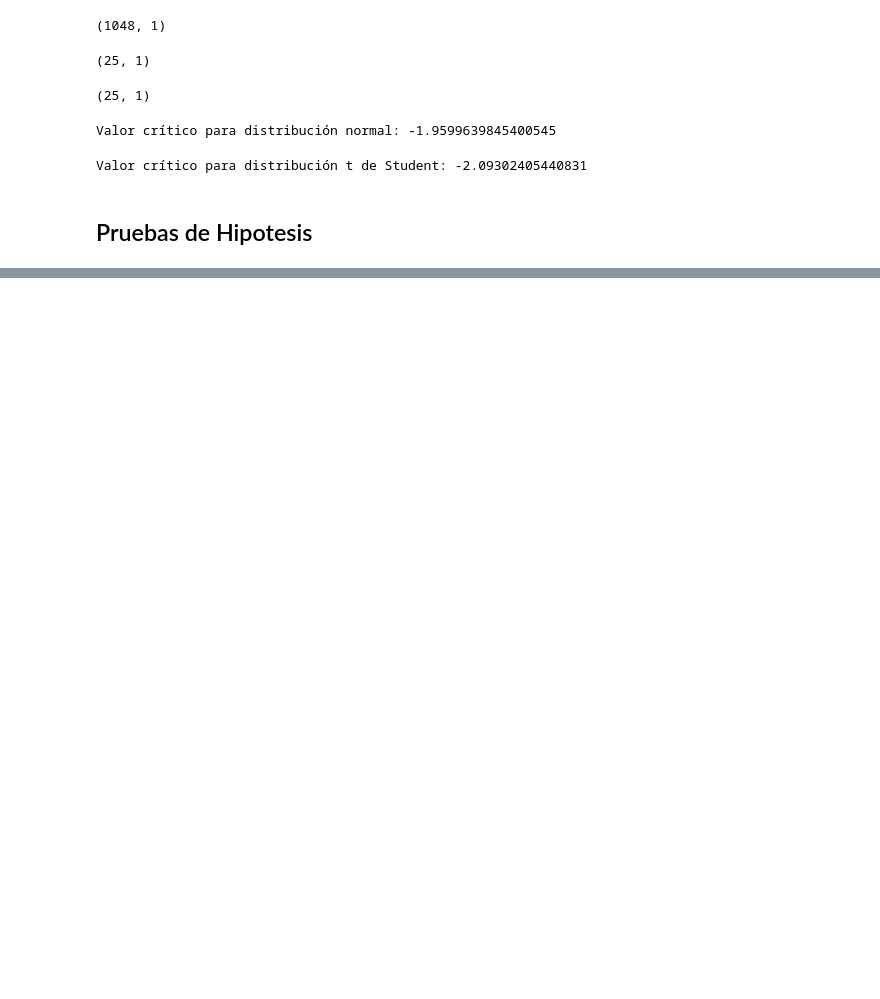
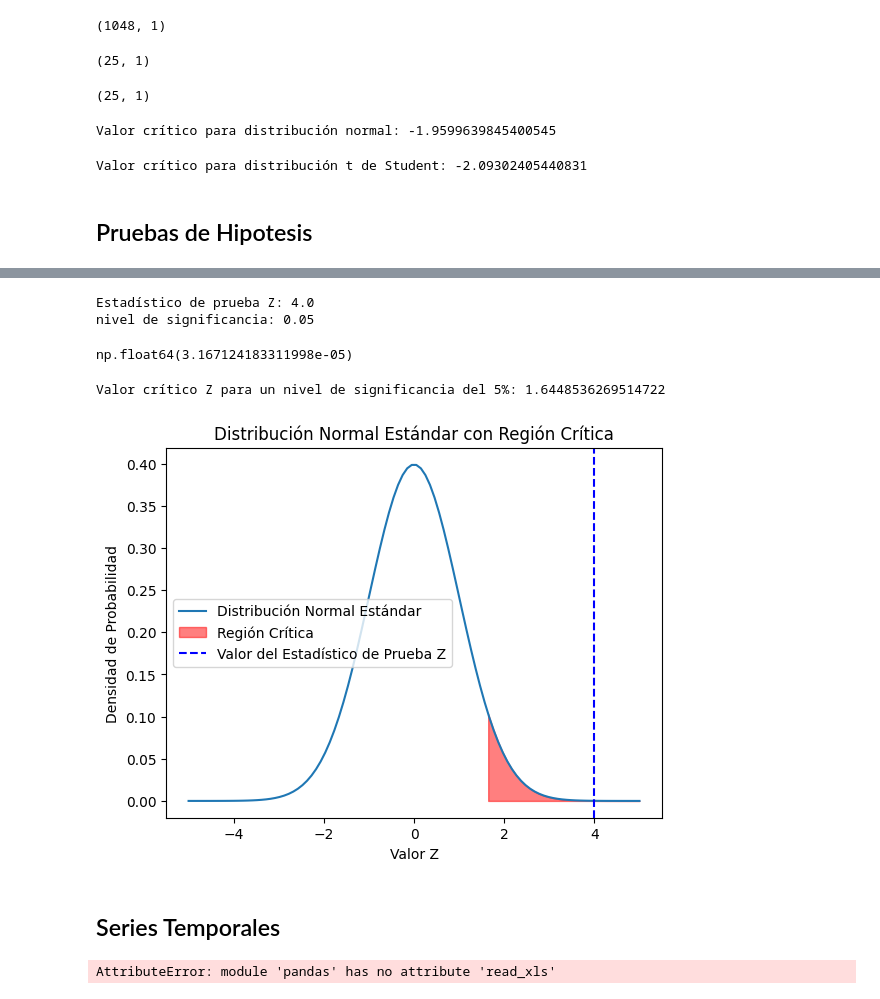
Before and after one commit to DiegoPenalba/Matematica-para-IA, a Jupyter notebook: estadistica.ipynb, the cells around one changed output, grey strips where cells are left out. Drawn from its saved outputs; the diff is of its cells as text; code cells hidden in the pictures; blank space fills up the shorter version.

Commit message:
se agrega supertienda

```diff
--- a/estadistica.ipynb
+++ b/estadistica.ipynb
@@ -156,0 +166,22 @@ Valor crítico para distribución t de Student: -2.09302405440831
+# %%
+# calcular para media poblacional que afierma que los chicos de 3 a 5 años que miran tv es de 22 horas
+# datos de muestra
+media_muestral = 25
+media_h0 = 22
+sd = 6
+n = 64
+# %%
+# construyo el estadistico de prueba
+Z = (media_muestral - media_h0) / (sd / math.sqrt(n))
+print(f"Estadístico de prueba Z: {Z}")
+
+alpha = 0.05
+print(f"nivel de significancia: {alpha}")
+# %% [output]
+Estadístico de prueba Z: 4.0
+nivel de significancia: 0.05
+# %%
+# ahora calculo la probabilidad de obtener un valor de 4 o mas, para un Z dado que zeta tiene distribucion normal de 1
+1-stats.norm.cdf(Z)
+# %% [output]
+np.float64(3.167124183311998e-05)
@@ -156,0 +191,34 @@ Valor crítico para distribución t de Student: -2.09302405440831
+# %%
+alpha = 1-0.05
+Z_critico = stats.norm.ppf(alpha)
+print(f"Valor crítico Z para un nivel de significancia del 5%: {Z_critico}")
+# %% [output]
+Valor crítico Z para un nivel de significancia del 5%: 1.6448536269514722
+# %%
+critical_value = Z_critico
+samples = 100
+x_plot = np.linspace(-5, 5, samples)
+plot = stats.norm.pdf(x_plot, 0, 1)
+plt.plot(x_plot, plot, label='Distribución Normal Estándar')
+
+# grafico region critica
+
+xcritical = np.linspace(critical_value, 5, samples)
+ycritical = stats.norm.pdf(xcritical, 0, 1)
+#coloreo region de rechazo
+plt.fill_between(xcritical, ycritical, color='red', alpha=0.5, label='Región Crítica')
+plt.axvline(x=Z, color='blue', linestyle='--', label='Valor del Estadístico de Prueba Z')
+plt.title('Distribución Normal Estándar con Región Crítica')
+plt.xlabel('Valor Z')
+plt.ylabel('Densidad de Probabilidad')
+plt.legend()
+plt.show()
+# %% [output]
+[figure, added]
+# %% [markdown]
+## Series Temporales
+# %%
+data = pd.read_xls('Supertienda.xlsx')
+print(data.shape)
+# %% [output]
+AttributeError: module 'pandas' has no attribute 'read_xls'
```
Also changed, not shown: parts of 3 cells of this notebook, 1 other file.
